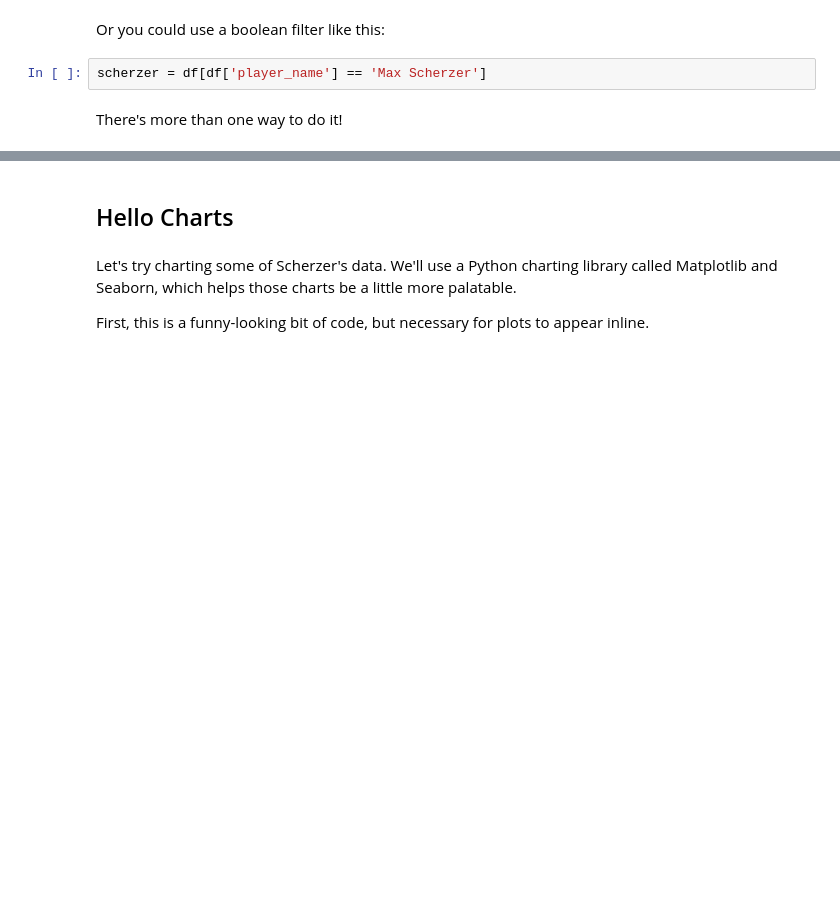
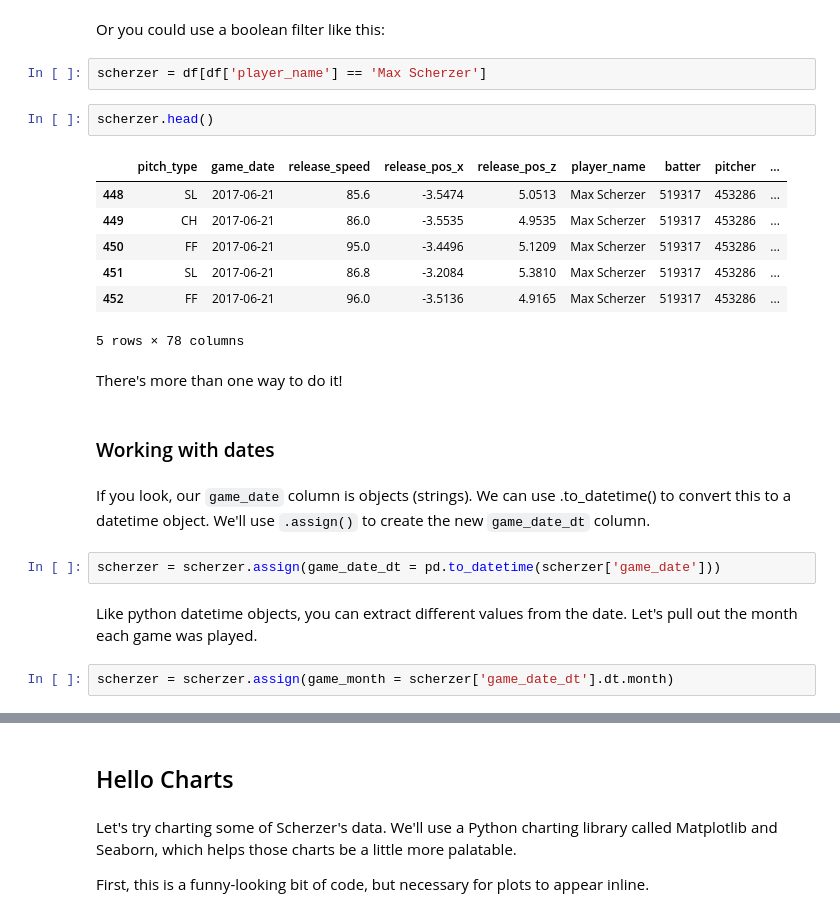
Before and after one commit to emamd/jupyter-skillshare, a Jupyter notebook: jupyter-skillshare.ipynb, the cells around one changed output, grey strips where cells are left out. Saved outputs shown, nothing was run; the diff lists cells and outputs as text; blank space fills up the shorter version.

```diff
--- a/jupyter-skillshare.ipynb
+++ b/jupyter-skillshare.ipynb
@@ -210,5 +210,25 @@ scherzer = df.query('player_name == "Max Scherzer"')
 Or you could use a boolean filter like this:
 # %%
 scherzer = df[df['player_name'] == 'Max Scherzer']
+# %%
+scherzer.head()
+# %% [output]
+|  | pitch_type | game_date | release_speed | release_pos_x | release_pos_z | player_name | batter | pitcher | ... |
+| 448 | SL | 2017-06-21 | 85.6 | -3.5474 | 5.0513 | Max Scherzer | 519317 | 453286 | ... |
+| 449 | CH | 2017-06-21 | 86.0 | -3.5535 | 4.9535 | Max Scherzer | 519317 | 453286 | ... |
+| 450 | FF | 2017-06-21 | 95.0 | -3.4496 | 5.1209 | Max Scherzer | 519317 | 453286 | ... |
+| 451 | SL | 2017-06-21 | 86.8 | -3.2084 | 5.3810 | Max Scherzer | 519317 | 453286 | ... |
+| 452 | FF | 2017-06-21 | 96.0 | -3.5136 | 4.9165 | Max Scherzer | 519317 | 453286 | ... |
+5 rows × 78 columns
 # %% [markdown]
 There's more than one way to do it!
+# %% [markdown]
+### Working with dates
+# %% [markdown]
+If you look, our `game_date` column is objects (strings). We can use .to_datetime() to convert this to a datetime object. We'll use `.assign()` to create the new `game_date_dt` column.
+# %%
+scherzer = scherzer.assign(game_date_dt = pd.to_datetime(scherzer['game_date']))
+# %% [markdown]
+Like python datetime objects, you can extract different values from the date. Let's pull out the month each game was played.
+# %%
+scherzer = scherzer.assign(game_month = scherzer['game_date_dt'].dt.month)
```
Also changed, not shown: parts of 16 cells of this notebook.
